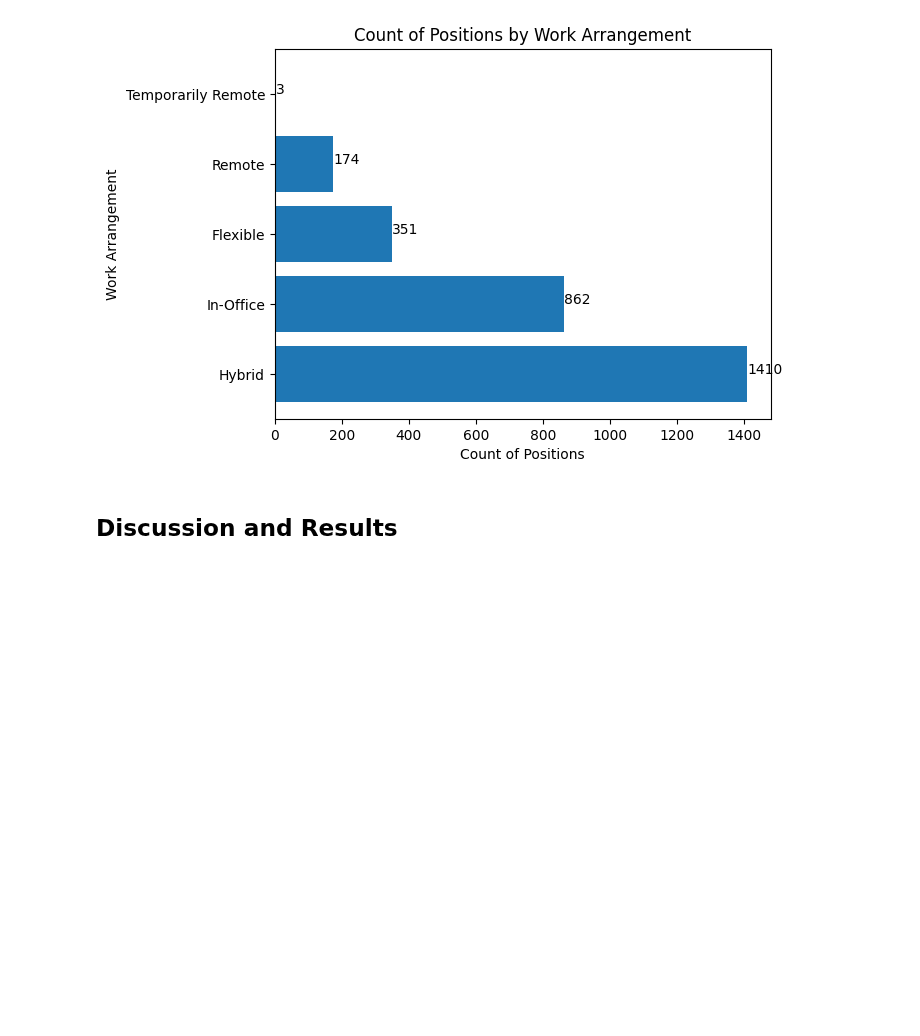
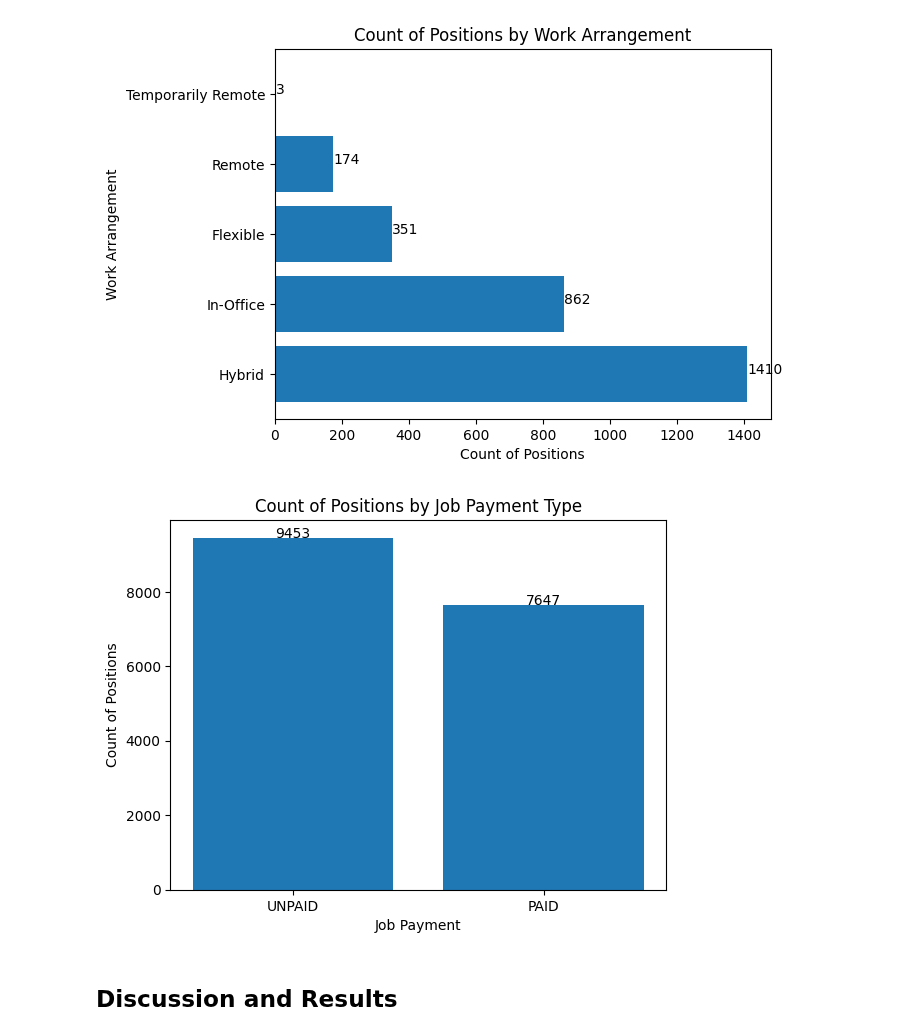
Before and after one commit to tumibytes/cis9650-project03, a Jupyter notebook: term_project_starter.ipynb, the cells around one changed output. Cells and saved outputs as stored; diff of their text form; code cells hidden in the pictures; blank space fills up the shorter version.

Commit message:
added another plot for paid/unpaid positions and added to discussion

```diff
--- a/term_project_starter.ipynb
+++ b/term_project_starter.ipynb
@@ -283,6 +283,11 @@ sectors = set(sectors) # convert list of sectors to set for unique values
 # %%
 # how you plan to get information from the data
 # use sum, aggregate, count, etc. to do your analysis
+# %%
+# define function to center labels in bar chart
+def add_labels(x, y):
+  for i in range(len(x)):
+    plt.text(i, y[i], y[i], ha="center") # align text at center
 # %% [markdown]
 ## Model building / Analysis
 # %%
@@ -325,6 +330,26 @@ for index, value in enumerate(workArr_count):
 plt.show()
 # %% [output]
 [figure]
+# %%
+# plot the count of positions by job payment type
+fig, ax = plt.subplots()
+
+jobPay_count = df_flat["jobPaymentType"].value_counts()
+bar_labels = jobPay_count.index.tolist()
+count = jobPay_count.values.tolist()
+
+ax.bar(bar_labels, count)
+ax.set_xlabel("Job Payment")
+ax.set_ylabel("Count of Positions")
+ax.set_title("Count of Positions by Job Payment Type")
+
+
+# add values to bar chart for analysis
+add_labels(bar_labels, count)
+
+plt.show()
+# %% [output]
+[figure, added]
 # %% [markdown]
 ## Discussion and Results
 # %% [markdown]
```
Also changed, not shown: parts of 2 cells of this notebook.
